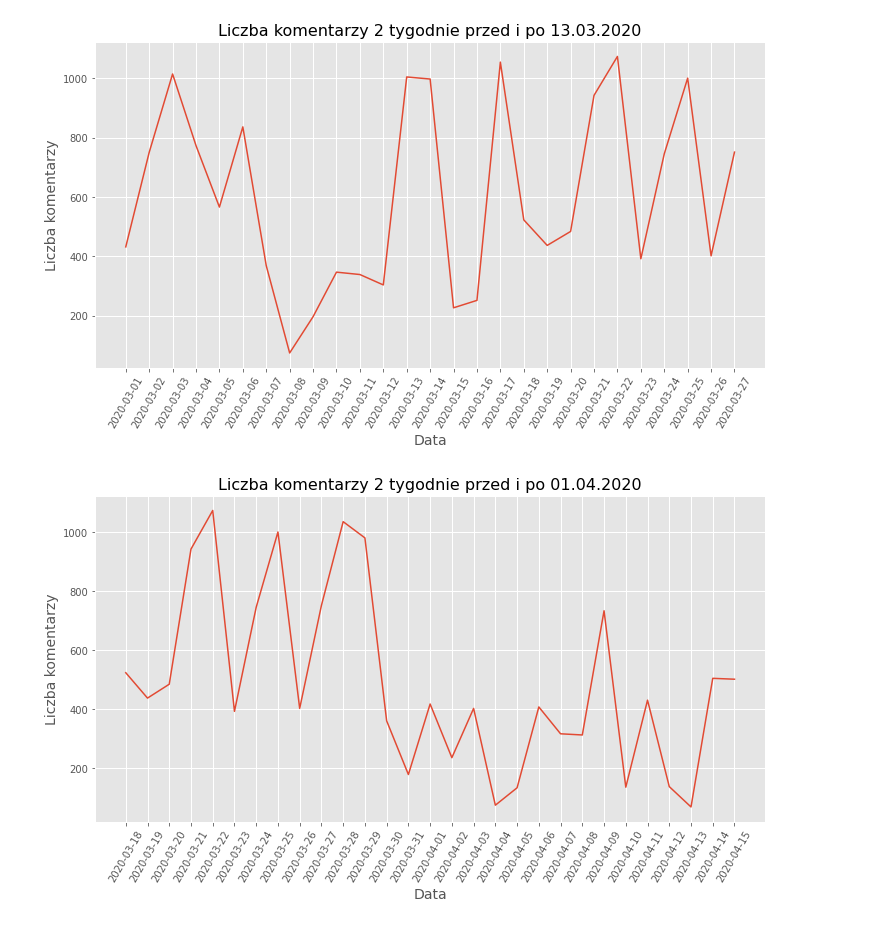
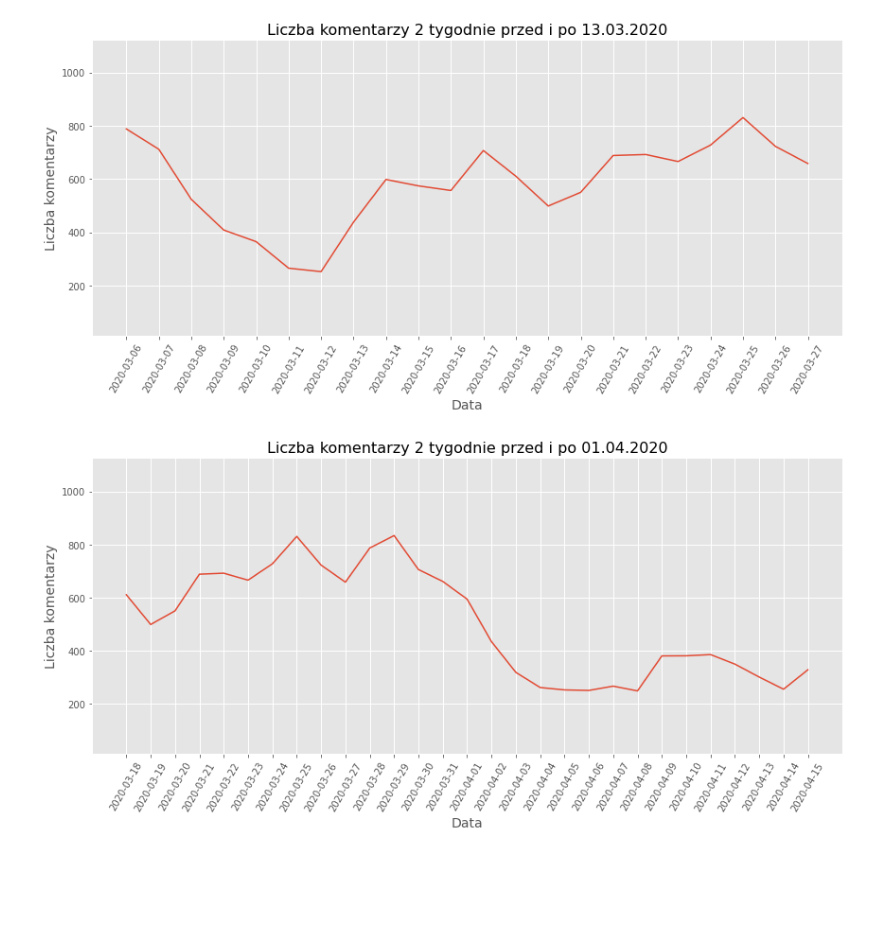
Before and after one commit to piaskowyk/twitter-posts-analysis, a Jupyter notebook: notebooks/4.ipynb, the cells around one changed output. Drawn from its saved outputs; the diff is of its cells as text; code cells hidden in the pictures; blank space fills up the shorter version.

```diff
--- a/notebooks/4.ipynb
+++ b/notebooks/4.ipynb
@@ -14,7 +14,7 @@ connection = psycopg2.connect(
     user="root",
     password="password",
     host="127.0.0.1",
-    port="5440"
+    port="5432"
 )
 db = connection.cursor(cursor_factory=psycopg2.extras.RealDictCursor)
 # %%
@@ -22,41 +22,46 @@ def getAll(query):
     db.execute(query)
     return pd.DataFrame(data=db.fetchall())
 # %%
-def plot_bar(xs, ys, xlabel, ylabel, tittle, file_name, color="blue"):
+plt.style.use('ggplot')
+
+def plot_bar(xs, ys, xlabel, ylabel, tittle, file_name, k=5):
+    xs = xs[k:]
+    ys = ys.rolling(k).mean()[k:]
     plt.figure(figsize=(12, 6))
     plt.plot(xs, ys)
-    plt.style.use('ggplot')
     plt.ylabel(ylabel, size=14)
     plt.xlabel(xlabel, size=14)
     plt.xticks(xs, rotation=60)
     plt.title(tittle, size=16)
     plt.grid(linestyle='-', linewidth=1)
+    plt.ylim(ys.min() * 0.05, ys.max()*1.35)
+    plt.tight_layout()
     plt.savefig(f'images/{file_name}.png')
     plt.show()
 # %%
 result = getAll(
     """
 select count(*) as "Liczba komentarzy", date(created_at) as "Data"
 from tweet
 group by date(created_at), type
-having date(created_at) >= date('02.28.2020')
+having date(created_at) >= date('02.23.2020')
    and date(created_at) <= date('03.27.2020')
    and type = 2;
    """
 )
 
 plot_bar(result['Data'], result['Liczba komentarzy'], "Data", "Liczba komentarzy",
          "Liczba komentarzy 2 tygodnie przed i po 13.03.2020",
          "liczba-komentarzy-dziennie-2tyg-13.03.2020")
 # %% [output]
-[figure, old version]
+[figure, new version]
 # %%
 result = getAll(
     """
 select count(*) as "Liczba komentarzy", date(created_at) as "Data"
 from tweet
 group by date(created_at), type
-having date(created_at) >= date('03.18.2020')
+having date(created_at) >= date('03.13.2020')
    and date(created_at) <= date('04.15.2020')
    and type = 2;
 
@@ -67,7 +72,7 @@ plot_bar(result['Data'], result['Liczba komentarzy'], "Data", "Liczba komentarzy
          "Liczba komentarzy 2 tygodnie przed i po 01.04.2020",
          "liczba-komentarzy-dziennie-2tyg-01.04.2020")
 # %% [output]
-[figure, old version]
+[figure, new version]
 # %%
 result = getAll(
     """
```
Also changed, not shown: parts of 5 cells of this notebook, 15 other files.
